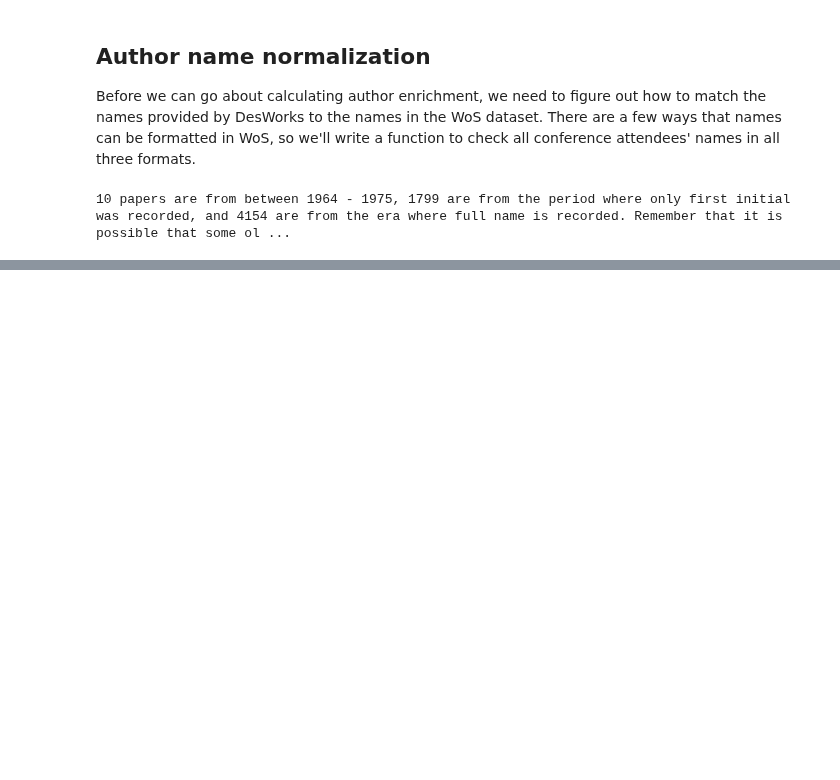
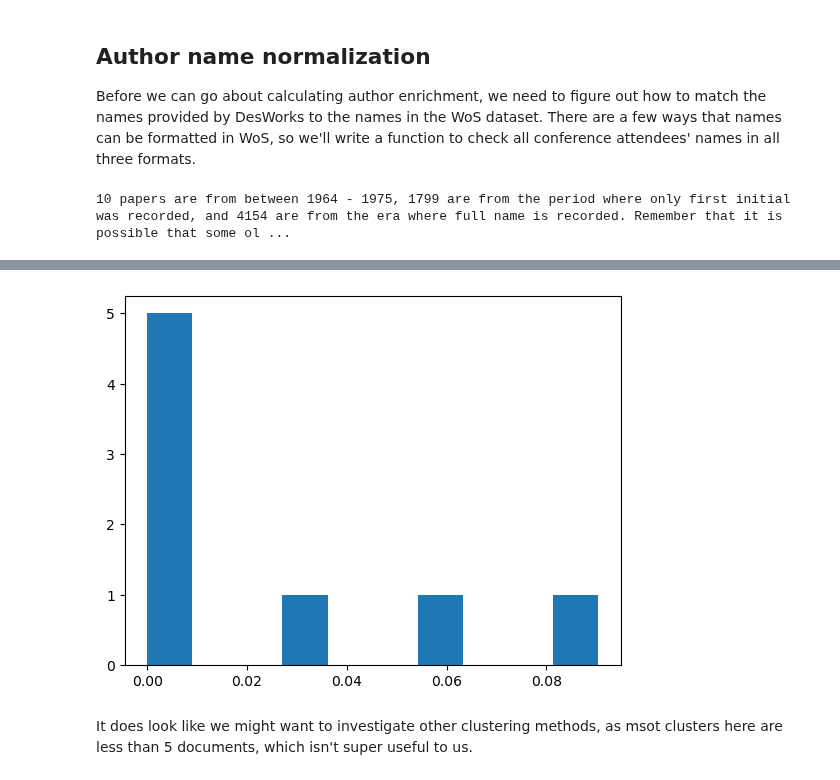
Before and after one commit to serenalotreck/desiccation-network, a Jupyter notebook: notebooks/author_enrichment.ipynb, the cells around one changed output, grey strips where cells are left out. Cells and saved outputs as stored; diff of their text form; code cells hidden in the pictures; blank space fills up the shorter version.

```diff
--- a/notebooks/author_enrichment.ipynb
+++ b/notebooks/author_enrichment.ipynb
@@ -248,0 +308,13 @@ Now we can calculate what percentage of authors in
+# %%
+cluster_props_thresh5 = {}
+for cluster_id in cluster_output.module_id.unique():
+    papers = cluster_output[cluster_output['module_id'] == cluster_id].name.tolist()
+    total_num = len(papers)
+    if total_num <= 5:
+        continue
+    conf_num = 0
+    for paper in papers:
+        if paper in attendee_2024_paper_UIDs:
+            conf_num += 1
+    cluster_prop = conf_num/total_num
+    cluster_props_thresh5[cluster_id] = cluster_prop
@@ -248,0 +325,6 @@ Now we can calculate what percentage of authors in
+# %%
+_ = plt.hist(cluster_props_thresh5.values(), bins=10)
+# %% [output]
+[figure, added]
+# %% [markdown]
+It does look like we might want to investigate other clustering methods, as msot clusters here are less than 5 documents, which isn't super useful to us.
```
Also changed, not shown: parts of 24 cells of this notebook.
